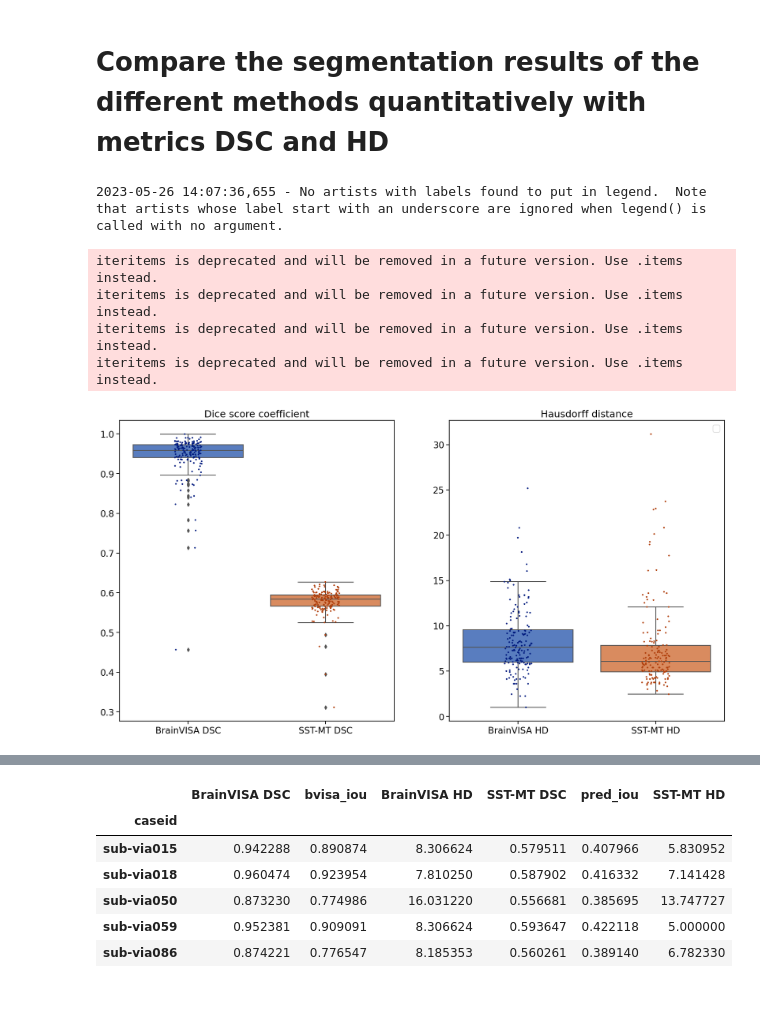
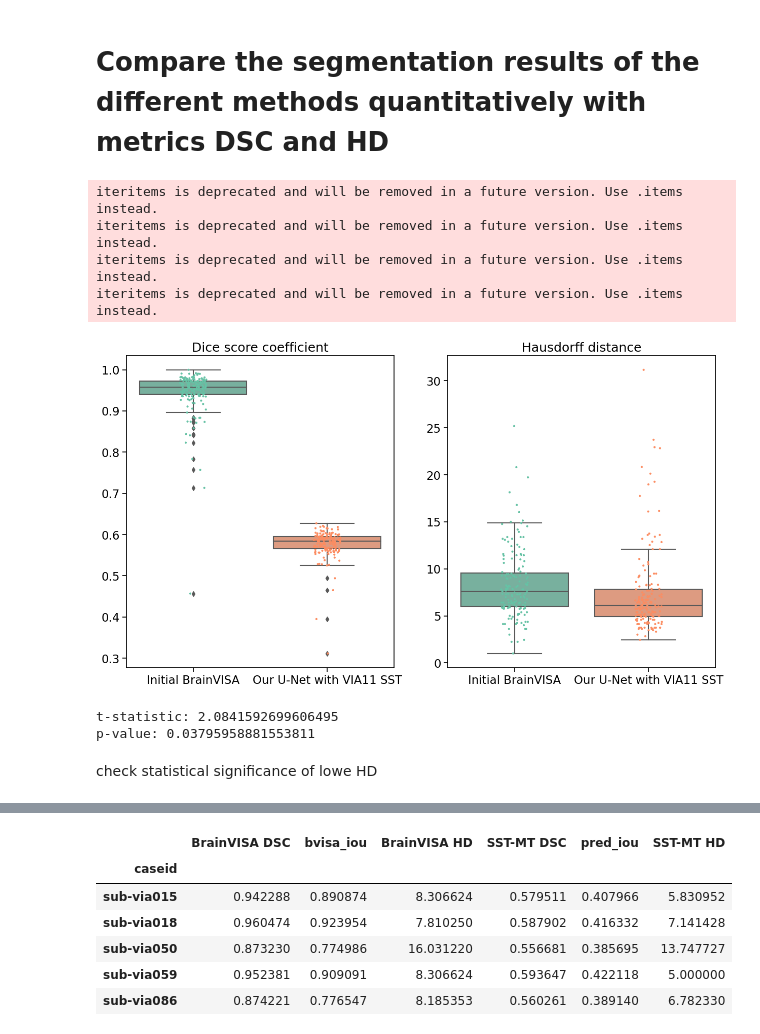
Before and after one commit to Vivikar/central-sulcus-analysis, a Jupyter notebook: notebooks/18_SegmFeatEvaluation.ipynb, the cells around one changed output, grey strips where cells are left out. Drawn from its saved outputs; the diff is of its cells as text; code cells hidden in the pictures; blank space fills up the shorter version.

```diff
--- a/notebooks/18_SegmFeatEvaluation.ipynb
+++ b/notebooks/18_SegmFeatEvaluation.ipynb
@@ -334,36 +334,55 @@ from src.utils.general import sitk_cropp_padd_img_to_size
 df = '/mrhome/vladyslavz/git/central-sulcus-analysis/data/via11/nobackup/segm_results/skull_stripped_images/CS1x_via11SegmSST_monaiUnet-fullFinetune'
 
 df = pd.read_csv(df+'/corr_via11_metrics.csv', index_col=0)
-df = df.rename(columns={'bvisa_dice':'BrainVISA DSC', 'pred_dice':'SST-MT DSC',
-                   'bvisa_hausdorff_distance':'BrainVISA HD', 'pred_hausdorff_distance':'SST-MT HD'})
+df = df.rename(columns={'bvisa_dice':'BrainVISA\nDSC', 'pred_dice':'Our U-Net\nwith VIA11 SST\nDSC',
+                   'bvisa_hausdorff_distance':'BrainVISA\nHD', 'pred_hausdorff_distance':'Our U-Net\nwith VIA11 SST\nHD'})
 df = df.loc[df.index.values[:-2]]
 df = df[~df.index.isin(['sub-via305', 'sub-via311'])]
 # %%
-sns.set_palette("muted")
+sns.set_palette("Set2", desat=0.8)
 plt.rcParams['font.size']  = 25
 sns.set_context("notebook", font_scale=1.5)
 # %%
-fig, ax = plt.subplots(1, 2, figsize=(20, 10))
-sns.boxplot(data=df[['BrainVISA DSC', 'SST-MT DSC']], orient='v', showfliers = True, ax=ax[0])
-sns.stripplot(data=df[['BrainVISA DSC', 'SST-MT DSC']],
-              size=3, ax=ax[0],dodge=True, palette='dark'
+fig, ax = plt.subplots(1, 2, figsize=(15, 8))
+sns.boxplot(data=df[['BrainVISA\nDSC', 'Our U-Net\nwith VIA11 SST\nDSC']], orient='v', showfliers = True, ax=ax[0])
+sns.stripplot(data=df[['BrainVISA\nDSC', 'Our U-Net\nwith VIA11 SST\nDSC']],
+              size=3, ax=ax[0],dodge=True, palette='Set2'
               )
+ax[0].set_xticks([0, 1], ['Initial BrainVISA', 'Our U-Net with VIA11 SST'])
 
-sns.boxplot(data=df[['BrainVISA HD', 'SST-MT HD']], orient='v', showfliers = False, ax=ax[1])
-sns.stripplot(data=df[['BrainVISA HD', 'SST-MT HD']],
-              size=3, ax=ax[1],dodge=True, palette='dark'
+sns.boxplot(data=df[['BrainVISA\nHD', 'Our U-Net\nwith VIA11 SST\nHD']], orient='v', showfliers = False, ax=ax[1])
+sns.stripplot(data=df[['BrainVISA\nHD', 'Our U-Net\nwith VIA11 SST\nHD']],
+              size=3, ax=ax[1],dodge=True, palette='Set2'
               )
+ax[1].set_xticks([0, 1], ['Initial BrainVISA', 'Our U-Net with VIA11 SST'])
 
 ax[0].set_title('Dice score coefficient')
 ax[1].set_title('Hausdorff distance')
-plt.legend()
+# plt.legend()
 # apply log scale
 # plt.yscale('log')
 plt.show()
 # %% [output]
-2023-05-26 14:07:36,655 - No artists with labels found to put in legend.  Note that artists whose label start with an underscore are ignored when legend() is called with no argument.
+iteritems is deprecated and will be removed in a future version. Use .items instead.
+iteritems is deprecated and will be removed in a future version. Use .items instead.
+iteritems is deprecated and will be removed in a future version. Use .items instead.
+iteritems is deprecated and will be removed in a future version. Use .items instead.
-iteritems is deprecated and will be removed in a future version. Use .items instead.
-iteritems is deprecated and will be removed in a future version. Use .items instead.
-iteritems is deprecated and will be removed in a future version. Use .items instead.
-iteritems is deprecated and will be removed in a future version. Use .items instead.
-[figure, old version]
+[figure, new version]
+# %%
+import scipy.stats as stats
+
+# Two arrays of dice scores
+array_A = df['BrainVISA\nHD'].values
+array_B = df['Our U-Net\nwith VIA11 SST\nHD'].values
+
+# Perform a two-sample t-test assuming equal variances
+t_statistic, p_value = stats.ttest_ind(array_A, array_B, equal_var=False)
+
+# Print the t-statistic and p-value
+print("t-statistic:", t_statistic)
+print("p-value:", p_value)
+# %% [output]
+t-statistic: 2.0841592699606495
+p-value: 0.03795958881553811
+# %% [markdown]
+check statistical significance of lowe HD
```
Also changed, not shown: parts of 27 cells of this notebook, 2 other files.
